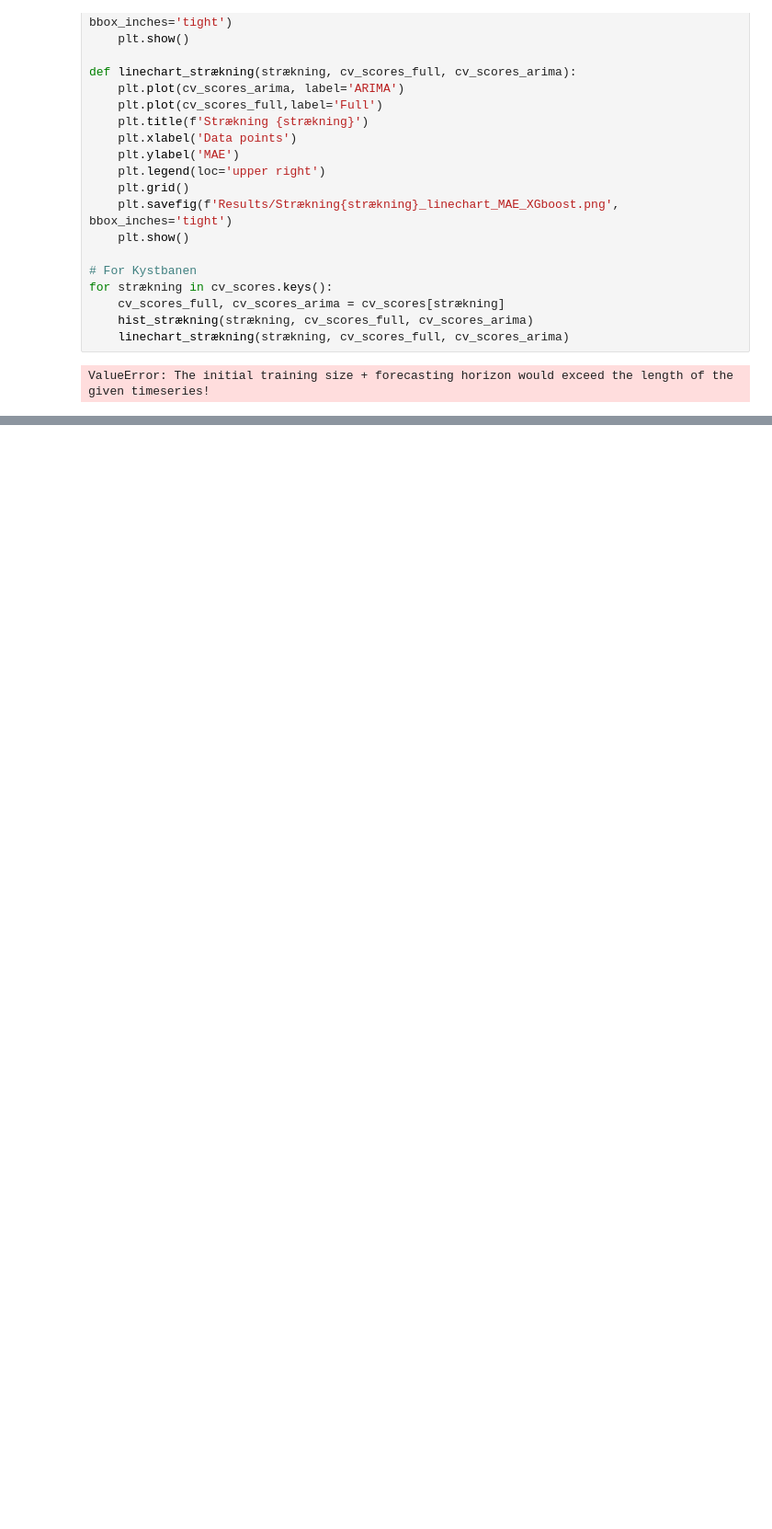
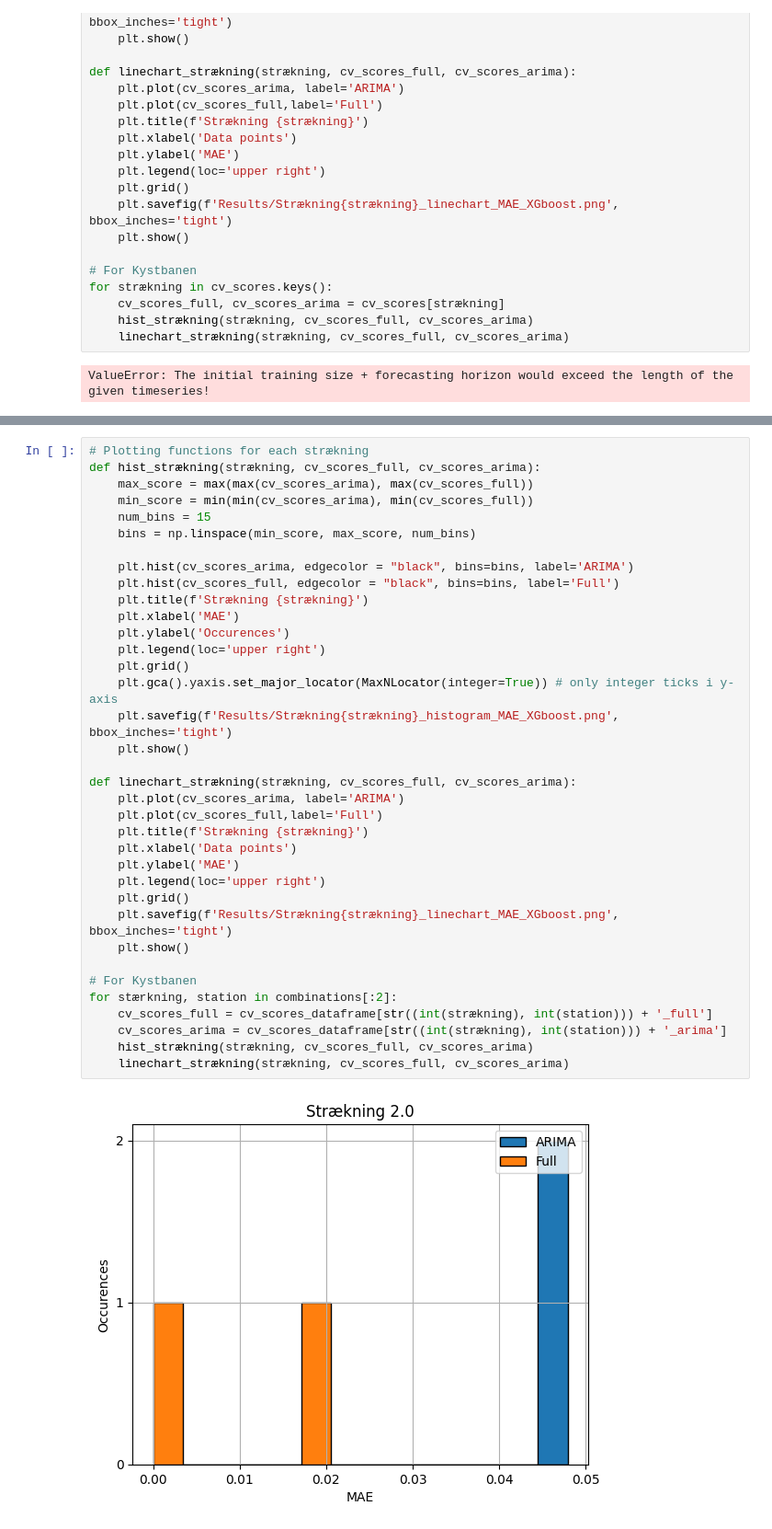
Before and after one commit to clarachristiansen/Bachelor_project, a Jupyter notebook: Full_SARIMA_Xgboost_CV.ipynb, the cells around one changed output, grey strips where cells are left out. Shown at 92% size. Cells and saved outputs as stored; diff of their text form; blank space fills up the shorter version.

```diff
--- a/Full_SARIMA_Xgboost_CV.ipynb
+++ b/Full_SARIMA_Xgboost_CV.ipynb
@@ -996,0 +987,38 @@ KeyboardInterrupt:
+# %%
+# Plotting functions for each strækning
+def hist_strækning(strækning, cv_scores_full, cv_scores_arima):
+    max_score = max(max(cv_scores_arima), max(cv_scores_full))
+    min_score = min(min(cv_scores_arima), min(cv_scores_full))
+    num_bins = 15
+    bins = np.linspace(min_score, max_score, num_bins)
+
+    plt.hist(cv_scores_arima, edgecolor = "black", bins=bins, label='ARIMA')
+    plt.hist(cv_scores_full, edgecolor = "black", bins=bins, label='Full')
+    plt.title(f'Strækning {strækning}')
+    plt.xlabel('MAE')
+    plt.ylabel('Occurences')
+    plt.legend(loc='upper right')
+    plt.grid()
+    plt.gca().yaxis.set_major_locator(MaxNLocator(integer=True)) # only integer ticks i y-axis
+    plt.savefig(f'Results/Strækning{strækning}_histogram_MAE_XGboost.png', bbox_inches='tight')
+    plt.show()
+
+def linechart_strækning(strækning, cv_scores_full, cv_scores_arima):
+    plt.plot(cv_scores_arima, label='ARIMA')
+    plt.plot(cv_scores_full,label='Full')
+    plt.title(f'Strækning {strækning}')
+    plt.xlabel('Data points')
+    plt.ylabel('MAE')
+    plt.legend(loc='upper right')
+    plt.grid()
+    plt.savefig(f'Results/Strækning{strækning}_linechart_MAE_XGboost.png', bbox_inches='tight')
+    plt.show()
+
+# For Kystbanen
+for stærkning, station in combinations[:2]:
+    cv_scores_full = cv_scores_dataframe[str((int(strækning), int(station))) + '_full']
+    cv_scores_arima = cv_scores_dataframe[str((int(strækning), int(station))) + '_arima']
+    hist_strækning(strækning, cv_scores_full, cv_scores_arima)
+    linechart_strækning(strækning, cv_scores_full, cv_scores_arima)
+# %% [output]
+[figure, added]
```
Also changed, not shown: parts of 5 cells of this notebook.
